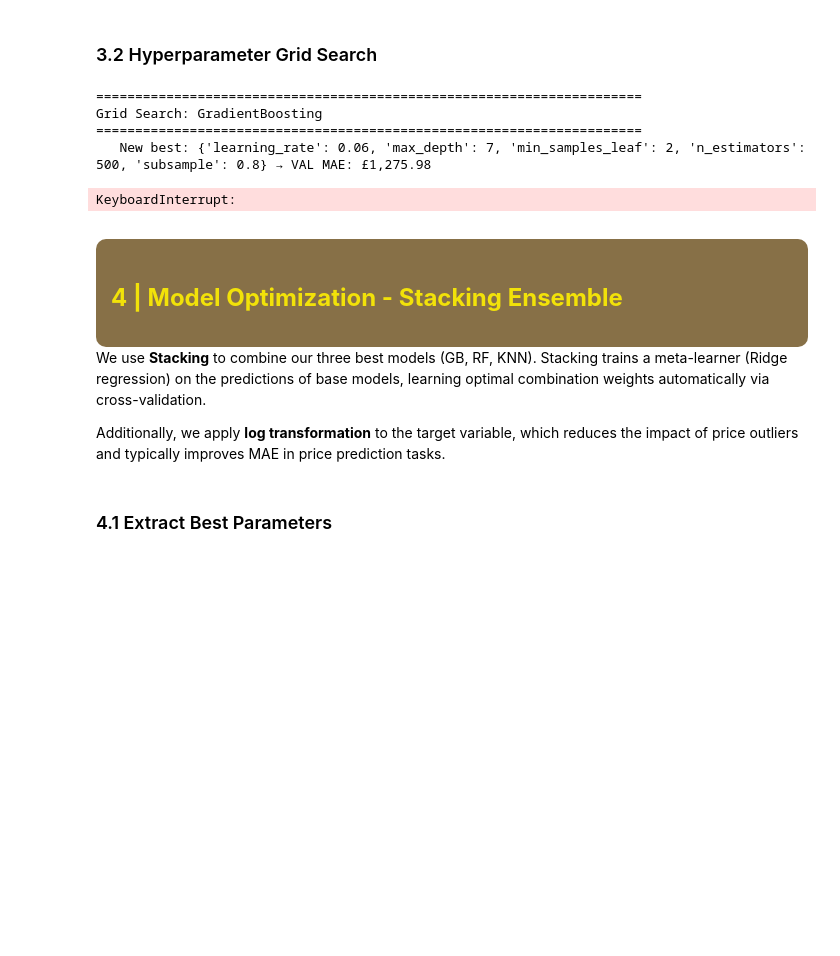
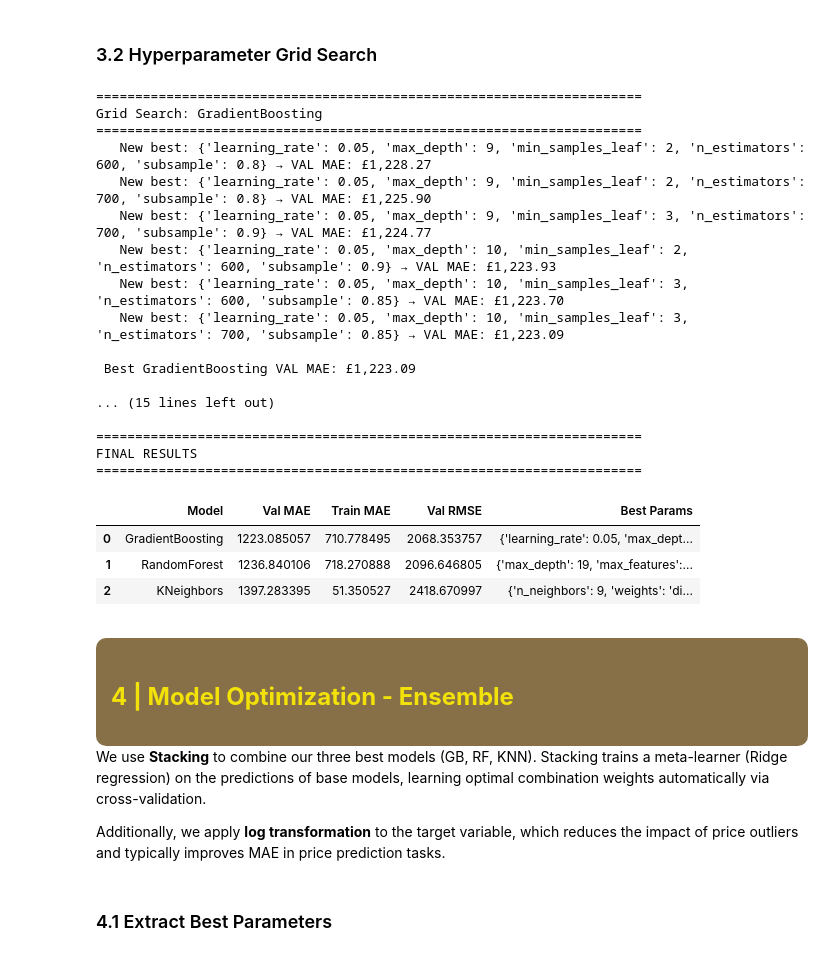
Before and after one commit to Filipa2002/Cars4You-Expediting-Car-Evaluations-with-ML, a Jupyter notebook: car_evaluations_group37_part2_v3.ipynb, the cells around one changed output. Saved outputs shown, nothing was run; the diff lists cells and outputs as text; code cells hidden in the pictures; blank space fills up the shorter version.

```diff
--- a/car_evaluations_group37_part2_v3.ipynb
+++ b/car_evaluations_group37_part2_v3.ipynb
@@ -759,37 +690,28 @@ models_and_grids = {
     "GradientBoosting": {
         "model": GradientBoostingRegressor(random_state=37),
         "params": {
-            'learning_rate': [0.06, 0.07, 0.08, 0.09],
-            'max_depth': [7, 9, 11],
+            'learning_rate': [0.05, 0.06],
+            'max_depth': [9, 10],
             'min_samples_leaf': [2, 3],
-            'n_estimators': [500, 700],
-            'subsample': [0.8, 0.9, 1.0]
-        },
-        "X_train": X_train_scaled,
-        "X_val": X_val_scaled,
-        "features": best_results['GB']['features'][:best_results['GB']['best_n']]
+            'n_estimators': [600, 700],
+            'subsample': [0.8, 0.85, 0.9]
+        }
     },
     "RandomForest": {
         "model": RandomForestRegressor(random_state=37, n_jobs=-1),
         "params": {
-            'n_estimators': [100, 130, 150],
-            'max_depth': [15, 20, 25],
-            'min_samples_leaf': [2, 3],
-            'max_features': [0.6, 0.7, 0.8]
-        },
-        "X_train": X_train_scaled,
-        "X_val": X_val_scaled,
-        "features": best_results['RF']['features'][:best_results['RF']['best_n']]
+            'n_estimators': [200, 350],
+            'max_depth': [19, 20],
+            'min_samples_leaf': [1, 2, 3],
+            'max_features': ['log2', 'sqrt']
+        }
     },
     "KNeighbors": {
         "model": KNeighborsRegressor(n_jobs=-1),
         "params": {
-            'n_neighbors': [7, 10, 12, 15],
+            'n_neighbors': [9, 10, 11],
             'weights': ['uniform', 'distance']
-        },
-        "X_train": X_train_scaled,
-        "X_val": X_val_scaled,
-        "features": best_results['KNN']['features'][:best_results['KNN']['best_n']]
+        }
     }
 }
 # %%
@@ -801,49 +723,65 @@ for model_name, config in models_and_grids.items():
     print(f"Grid Search: {model_name}")
     print(f"{'='*70}")
 
-    X_tr = config['X_train'][config['features']]
-    X_vl = config['X_val'][config['features']]
+    X_tr = X_train_scaled[selected_features]
+    X_vl = X_val_scaled[selected_features]
 
     param_grid = ParameterGrid(config['params'])
     best_val_mae = float('inf')
     best_result = None
 
     for i, params in enumerate(param_grid):
         model = clone(config['model'])
         model.set_params(**params)
         model.fit(X_tr, y_train_array)
 
         scores = evaluate_model(model, X_tr, y_train_array, X_vl, y_val_array)
 
         if scores['Val MAE'] < best_val_mae:
             best_val_mae = scores['Val MAE']
             best_result = {
                 'Model': model_name,
                 'Best Params': str(params),
                 **scores
             }
-            print(f"   New best: {params} → VAL MAE: £{scores['Val MAE']:,.2f}")
+            print(f"   New best: {params} - VAL MAE:£{scores['Val MAE']:,.2f}")
 
     results_list.append(best_result)
     print(f"\n Best {model_name} VAL MAE: £{best_val_mae:,.2f}")
 
 # Create results DataFrame
 results_df = pd.DataFrame(results_list).sort_values('Val MAE')
 print("\n" + "="*70)
 print("FINAL RESULTS")
 print("="*70)
 display(results_df[['Model', 'Val MAE', 'Train MAE', 'Val RMSE', 'Best Params']])
 # %% [output]
 ======================================================================
 Grid Search: GradientBoosting
 ======================================================================
-   New best: {'learning_rate': 0.06, 'max_depth': 7, 'min_samples_leaf': 2, 'n_estimators': 500, 'subsample': 0.8} → VAL MAE: £1,275.98
+   New best: {'learning_rate': 0.05, 'max_depth': 9, 'min_samples_leaf': 2, 'n_estimators': 600, 'subsample': 0.8} → VAL MAE: £1,228.27
+   New best: {'learning_rate': 0.05, 'max_depth': 9, 'min_samples_leaf': 2, 'n_estimators': 700, 'subsample': 0.8} → VAL MAE: £1,225.90
+   New best: {'learning_rate': 0.05, 'max_depth': 9, 'min_samples_leaf': 3, 'n_estimators': 700, 'subsample': 0.9} → VAL MAE: £1,224.77
+   New best: {'learning_rate': 0.05, 'max_depth': 10, 'min_samples_leaf': 2, 'n_estimators': 600, 'subsample': 0.9} → VAL MAE: £1,223.93
+   New best: {'learning_rate': 0.05, 'max_depth': 10, 'min_samples_leaf': 3, 'n_estimators': 600, 'subsample': 0.85} → VAL MAE: £1,223.70
+   New best: {'learning_rate': 0.05, 'max_depth': 10, 'min_samples_leaf': 3, 'n_estimators': 700, 'subsample': 0.85} → VAL MAE: £1,223.09
+
+ Best GradientBoosting VAL MAE: £1,223.09
+
+... (15 lines left out)
+
+======================================================================
+FINAL RESULTS
+======================================================================
-KeyboardInterrupt:
+|  | Model | Val MAE | Train MAE | Val RMSE | Best Params |
+| 0 | GradientBoosting | 1223.085057 | 710.778495 | 2068.353757 | {'learning_rate': 0.05, 'max_dept... |
+| 1 | RandomForest | 1236.840106 | 718.270888 | 2096.646805 | {'max_depth': 19, 'max_features':... |
+| 2 | KNeighbors | 1397.283395 | 51.350527 | 2418.670997 | {'n_neighbors': 9, 'weights': 'di... |
 # %% [markdown]
 <a id='4-optimization'></a>
 <div style="background-color:#644712c5; padding:15px; border-radius:10px; box-shadow: 0px 4px 12px #644712c5;">
     <h1 style="margin:0; color:white; font-family:sans-serif; font-size:24px;">
-         <span style="color: rgba(242, 226, 9, 1);"><b>4 | Model Optimization - Stacking Ensemble</b></span>
+         <span style="color: rgba(242, 226, 9, 1);"><b>4 | Model Optimization - Ensemble</b></span>
     </h1>
 </div>
 
```
Also changed, not shown: parts of 15 cells of this notebook, 2 other files.
